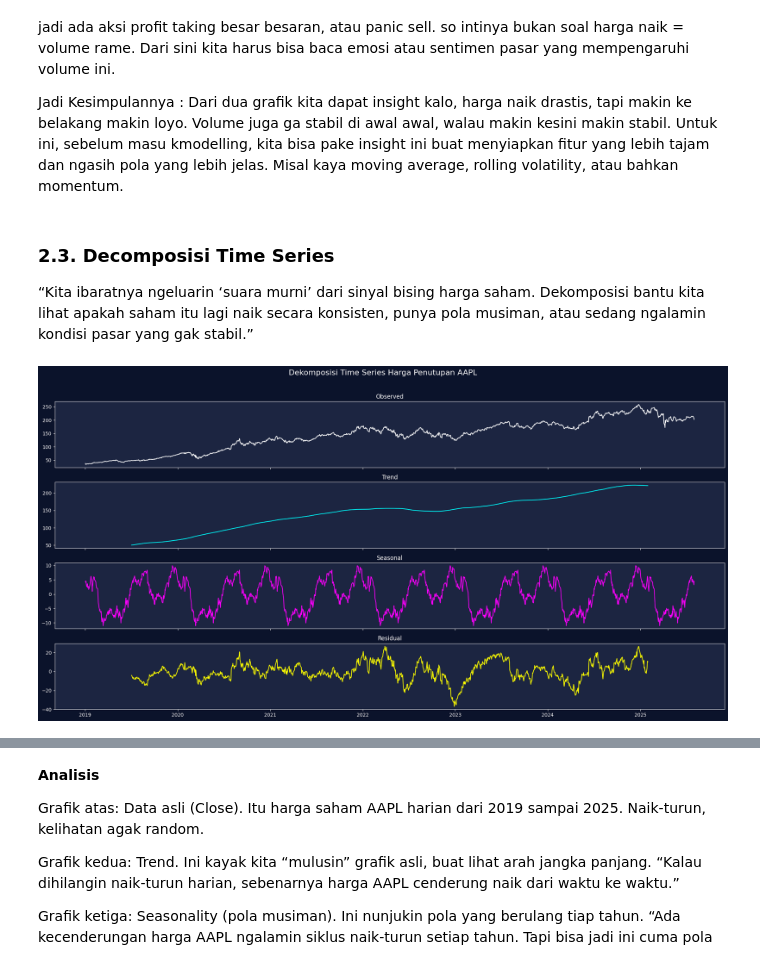
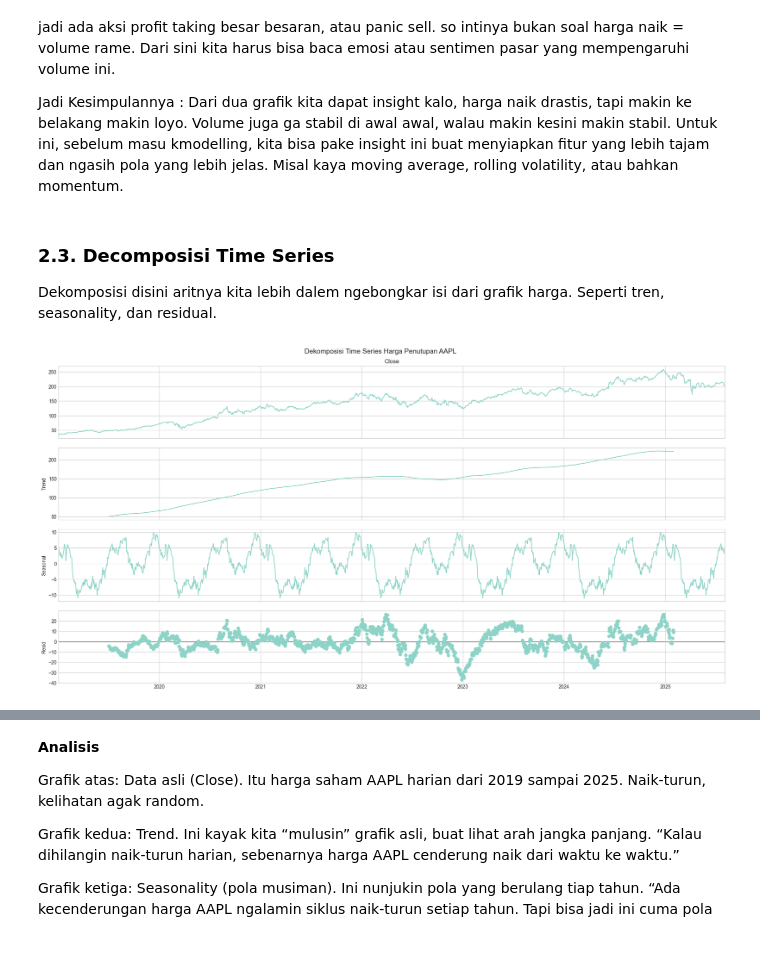
Before and after one commit to Ryanakml/Stock-Price-Predictor, a Jupyter notebook: stock_predictor.ipynb, the cells around one changed output, grey strips where cells are left out. Saved outputs shown, nothing was run; the diff lists cells and outputs as text; code cells hidden in the pictures.

Commit message:
fix : section 2 - EDA, decomposition, ADF Analysis, ACF and PACF analysis, EDA Hypothesis - Explanation more beginner friendly..

```diff
--- a/stock_predictor.ipynb
+++ b/stock_predictor.ipynb
@@ -206,40 +206,15 @@ Jadi Kesimpulannya : Dari dua grafik kita dapat insight kalo, harga naik drastis
 # %% [markdown]
 ### 2.3. Decomposisi Time Series
 
-“Kita ibaratnya ngeluarin ‘suara murni’ dari sinyal bising harga saham. Dekomposisi bantu kita lihat apakah saham itu lagi naik secara konsisten, punya pola musiman, atau sedang ngalamin kondisi pasar yang gak stabil.”
+Dekomposisi disini aritnya kita lebih dalem ngebongkar isi dari grafik harga. Seperti tren, seasonality, dan residual.
 # %%
-# Simpan hasil dekomposisi
+# Melakukan dekomposisi time series menggunakan model aditif
+# Kita menggunakan periode 252 (jumlah hari perdagangan dalam setahun) untuk melihat siklus tahunan
 decomposition = seasonal_decompose(data['Close'], model='additive', period=252)
 
-# Buat plot kosong
-fig, axes = plt.subplots(4, 1, figsize=(20, 10), sharex=True)
-
-# Set background gelap
-fig.patch.set_facecolor('#0b132b')
-for ax in axes:
-    ax.set_facecolor('#1c2541')
-    ax.tick_params(colors='white')
-    ax.title.set_color('white')
-    ax.yaxis.label.set_color('white')
-    for spine in ax.spines.values():
-        spine.set_color('white')
-
-# Plot tiap komponen dengan warna custom
-axes[0].plot(decomposition.observed, color='white')
-axes[0].set_title('Observed')
-
-axes[1].plot(decomposition.trend, color='cyan')
-axes[1].set_title('Trend')
-
-axes[2].plot(decomposition.seasonal, color='magenta')
-axes[2].set_title('Seasonal')
-
-axes[3].plot(decomposition.resid, color='yellow')
-axes[3].set_title('Residual')
-
-# Judul utama
-plt.suptitle('Dekomposisi Time Series Harga Penutupan AAPL', y=1.02, fontsize=16, color='white')
-plt.tight_layout()
+fig = decomposition.plot()
+fig.set_size_inches(20, 10)
+plt.suptitle('Dekomposisi Time Series Harga Penutupan AAPL', y=1, fontsize=14)
 plt.show()
 # %% [output]
-[figure, old version]
+[figure, new version]
```
Also changed, not shown: parts of 16 cells of this notebook.
